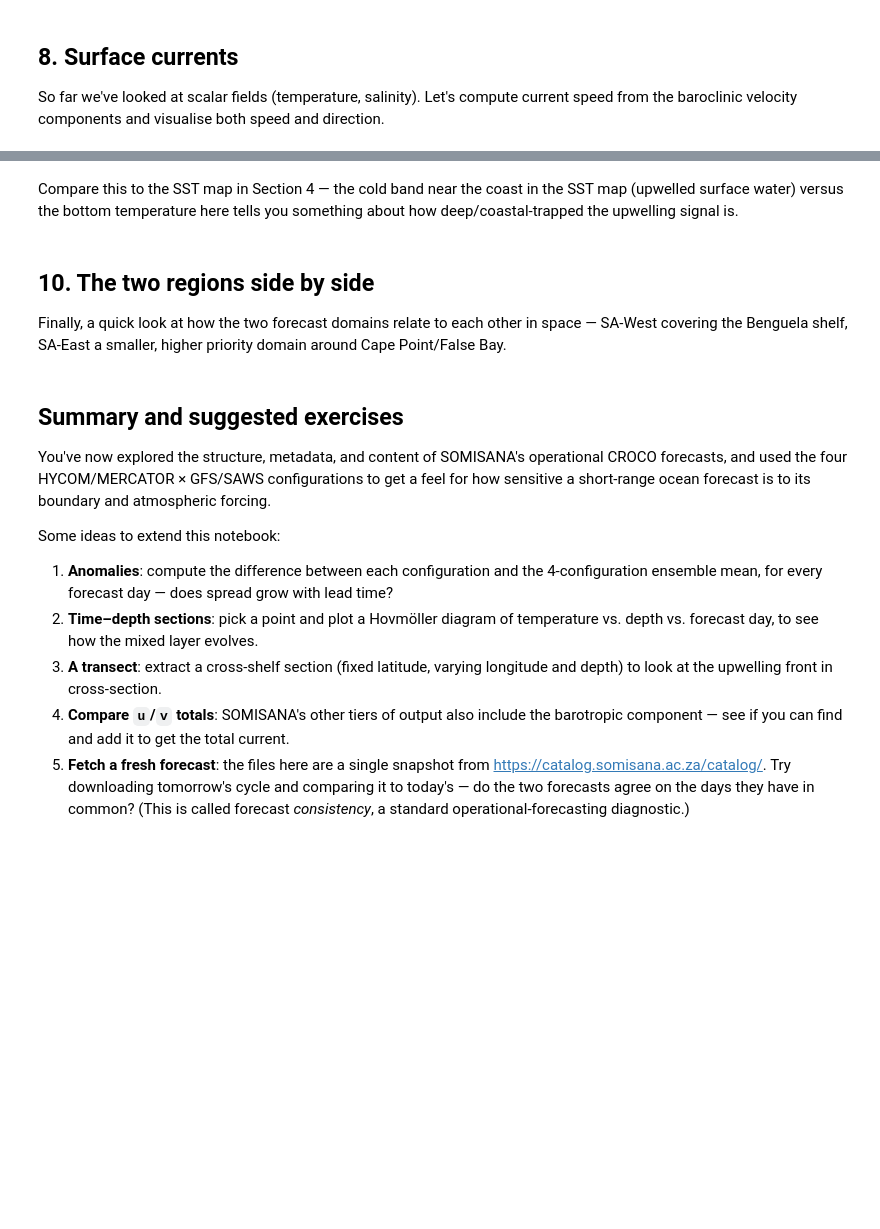
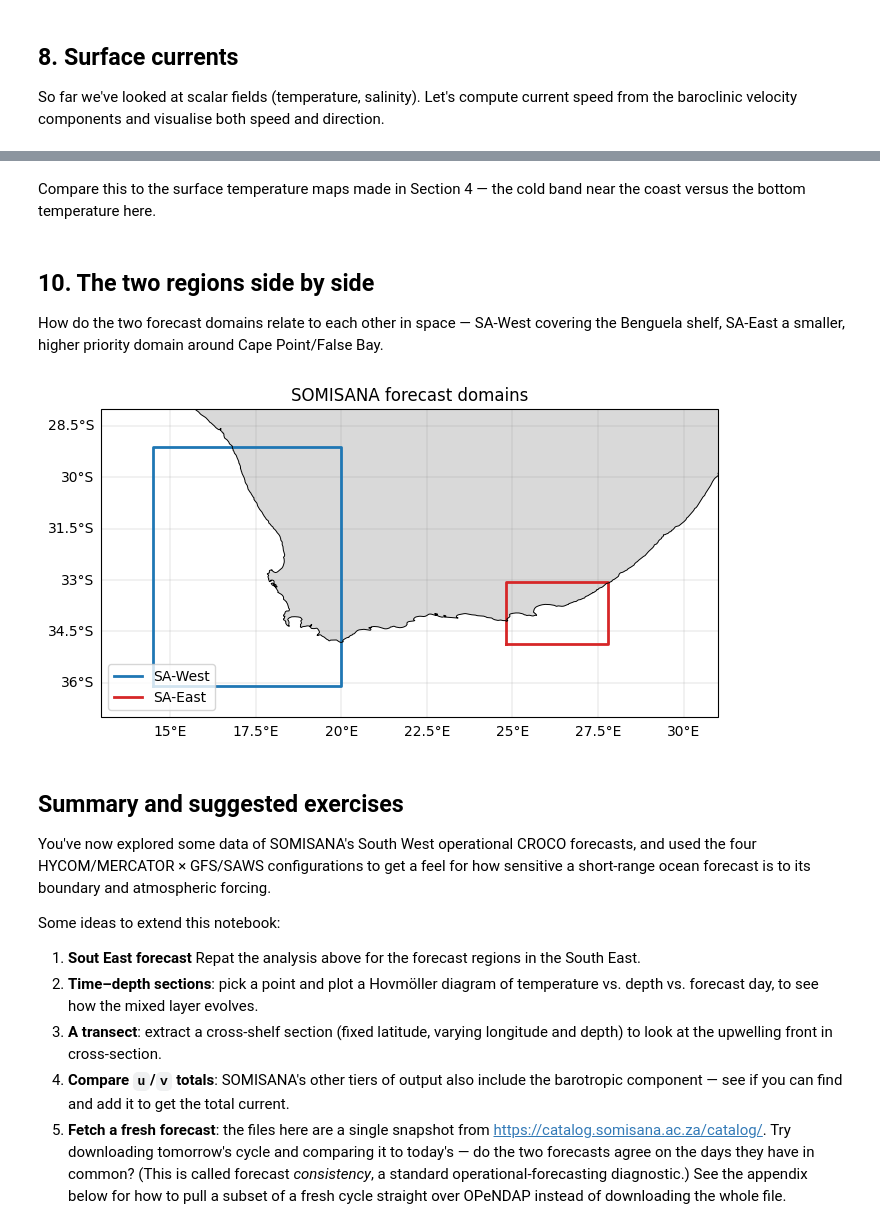
Before and after one commit to lilleannette/Operational-oceanography-tutorials, a Jupyter notebook: 02_SOMISANA_forecast_tutorial.ipynb, the cells around one changed output, grey strips where cells are left out. Saved outputs shown, nothing was run; the diff lists cells and outputs as text; code cells hidden in the pictures; blank space fills up the shorter version.

```diff
--- a/02_SOMISANA_forecast_tutorial.ipynb
+++ b/02_SOMISANA_forecast_tutorial.ipynb
@@ -442,53 +540,48 @@ fig.tight_layout()
 # %% [markdown]
-Compare this to the SST map in Section 4 — the cold band near the coast
-in the SST map (upwelled surface water) versus the bottom temperature here
-tells you something about how deep/coastal-trapped the upwelling signal is.
+Compare this to the surface temperature maps made in Section 4 — the cold band near the coast versus the bottom temperature here.
 # %% [markdown]
 ## 10. The two regions side by side
 
-Finally, a quick look at how the two forecast domains relate to each other in
+How do the two forecast domains relate to each other in
 space — SA-West covering the Benguela shelf, SA-East a smaller, higher
 priority domain around Cape Point/False Bay.
 # %%
 
 ds_east = xr.open_dataset(filepath("SA-East", "HYCOM-GFS"))
 
 fig = plt.figure(figsize=(7, 7))
 ax = fig.add_subplot(1, 1, 1, projection=ccrs.PlateCarree())
 ax.add_feature(cfeature.LAND, facecolor="0.85", zorder=2)
 ax.coastlines(resolution="10m", linewidth=0.7, zorder=3)
-ax.set_extent([13, 21, -37, -28], crs=ccrs.PlateCarree())
+ax.set_extent([13, 31, -37, -28], crs=ccrs.PlateCarree())
 gl = ax.gridlines(draw_labels=True, linewidth=0.3, color="0.5", alpha=0.5)
 gl.top_labels = False
 gl.right_labels = False
 
 def domain_box(ds, **kwargs):
     lon_min, lon_max = float(ds.longitude.min()), float(ds.longitude.max())
     lat_min, lat_max = float(ds.latitude.min()), float(ds.latitude.max())
     ax.plot(
         [lon_min, lon_max, lon_max, lon_min, lon_min],
         [lat_min, lat_min, lat_max, lat_max, lat_min],
         transform=ccrs.PlateCarree(), **kwargs,
     )
 
 domain_box(ds_west, color="C0", lw=2, label="SA-West")
 domain_box(ds_east, color="C3", lw=2, label="SA-East")
 ax.legend(loc="lower left")
 ax.set_title("SOMISANA forecast domains")
 fig.tight_layout()
+# %% [output]
+[figure, added]
 # %% [markdown]
 ## Summary and suggested exercises
 
-You've now explored the structure, metadata, and content of SOMISANA's
-operational CROCO forecasts, and used the four HYCOM/MERCATOR × GFS/SAWS
-configurations to get a feel for how sensitive a short-range ocean forecast
-is to its boundary and atmospheric forcing.
+You've now explored some data of SOMISANA's South West operational CROCO forecasts, and used the four HYCOM/MERCATOR × GFS/SAWS configurations to get a feel for how sensitive a short-range ocean forecast is to its boundary and atmospheric forcing.
 
 Some ideas to extend this notebook:
 
-1. **Anomalies**: compute the difference between each configuration and the
-   4-configuration ensemble mean, for every forecast day — does spread grow
-   with lead time?
+1. **Sout East forecast** Repat the analysis above for the forecast regions in the South East.
 2. **Time–depth sections**: pick a point and plot a Hovmöller diagram of
    temperature vs. depth vs. forecast day, to see how the mixed layer evolves.
 3. **A transect**: extract a cross-shelf section (fixed latitude, varying
@@ -500,4 +593,6 @@ Some ideas to extend this notebook:
    https://catalog.somisana.ac.za/catalog/. Try downloading tomorrow's cycle
    and comparing it to today's — do the two forecasts agree on the days they
    have in common? (This is called forecast *consistency*, a standard
-   operational-forecasting diagnostic.)
+   operational-forecasting diagnostic.) See the appendix below for how to
+   pull a subset of a fresh cycle straight over OPeNDAP instead of
+   downloading the whole file.
```
Also changed, not shown: parts of 30 cells of this notebook.
